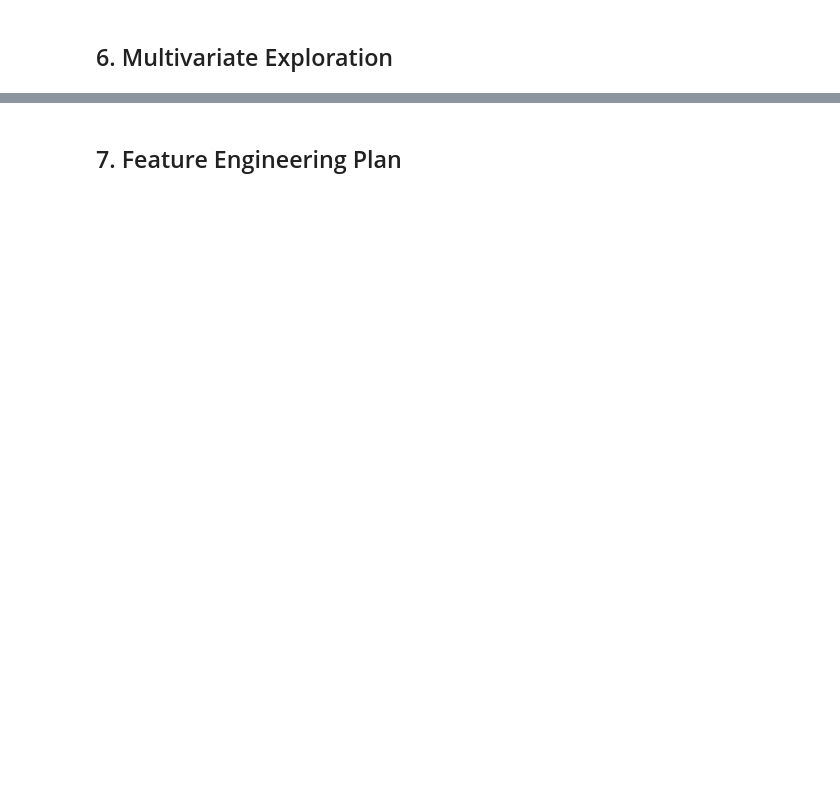
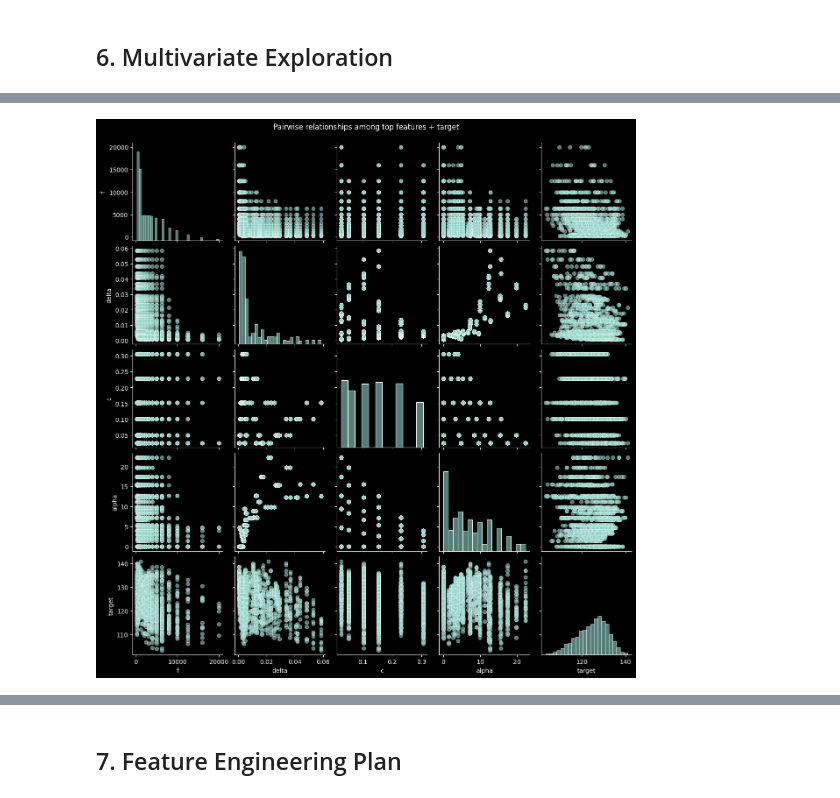
Before and after one commit to szm4c/bagging-boosting-stacking-study, a Jupyter notebook: notebooks/eda/airfoil_self_noise_eda.ipynb, the cells around one changed output, grey strips where cells are left out. Drawn from its saved outputs; the diff is of its cells as text; code cells hidden in the pictures; blank space fills up the shorter version.

```diff
--- a/notebooks/eda/airfoil_self_noise_eda.ipynb
+++ b/notebooks/eda/airfoil_self_noise_eda.ipynb
@@ -90,0 +536,31 @@ Number of duplicated rows: 0
+# %%
+corr = df.corr().abs()
+# get upper triangle without diagonal
+mask = np.triu(np.ones_like(corr, dtype=bool), k=1)
+tri_corr = corr.where(mask)
+
+# find the top 4 feature‐feature correlations
+top_pairs = (
+    tri_corr
+    .unstack()
+    .dropna()
+    .sort_values(ascending=False)
+    .head(4)
+    .reset_index()
+    .rename(columns={0: 'corr'})
+    [['level_0','level_1','corr']]
+)
+print("Top feature‐feature correlations:")
+print(top_pairs.to_string(index=False))
+
+# find top 3 features most correlated with target (absolute value)
+top_with_target = (
+    corr['target']
+    .drop('target')
+    .sort_values(ascending=False)
+    .head(4)
+    .reset_index()
+    .rename(columns={'index':'feature','target':'corr'})
+)
+print("\nTop features correlated with target:")
+print(top_with_target.to_string(index=False))
@@ -90,0 +581,16 @@ Number of duplicated rows: 0
+# %%
+top_feat_list = top_with_target['feature'].tolist()
+
+# Create the pairplot
+sns.pairplot(
+    df[top_feat_list + ['target']],
+    kind="scatter",
+    diag_kind="hist",
+    plot_kws={"alpha": 0.6, "s": 40, "edgecolor": "white"},
+    diag_kws={"alpha": 0.6}
+)
+
+plt.suptitle("Pairwise relationships among top features + target", y=1.02)
+plt.show()
+# %% [output]
+[figure, added]
```
Also changed, not shown: parts of 36 cells of this notebook, 2 other files.
